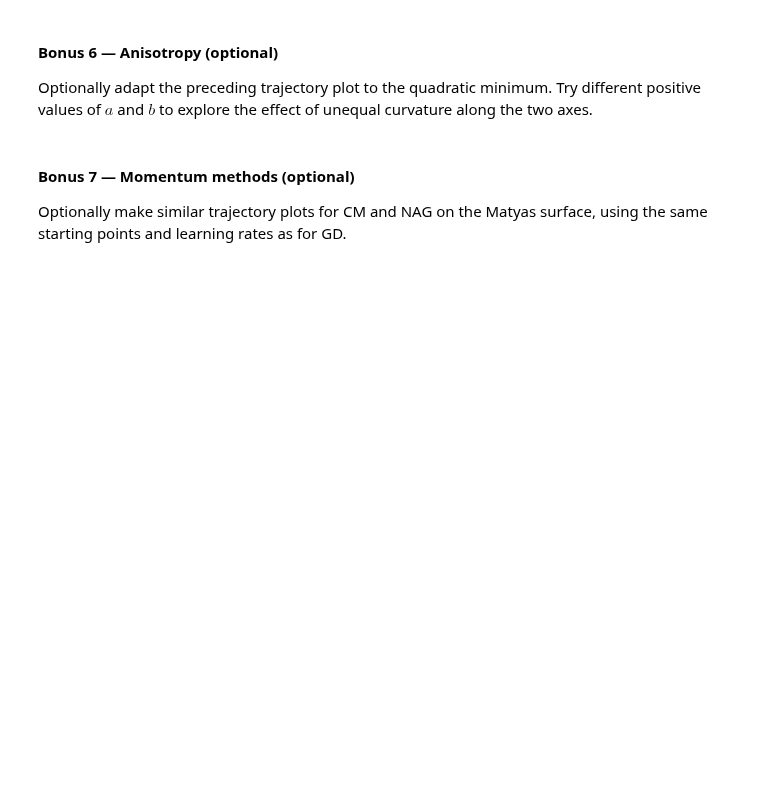
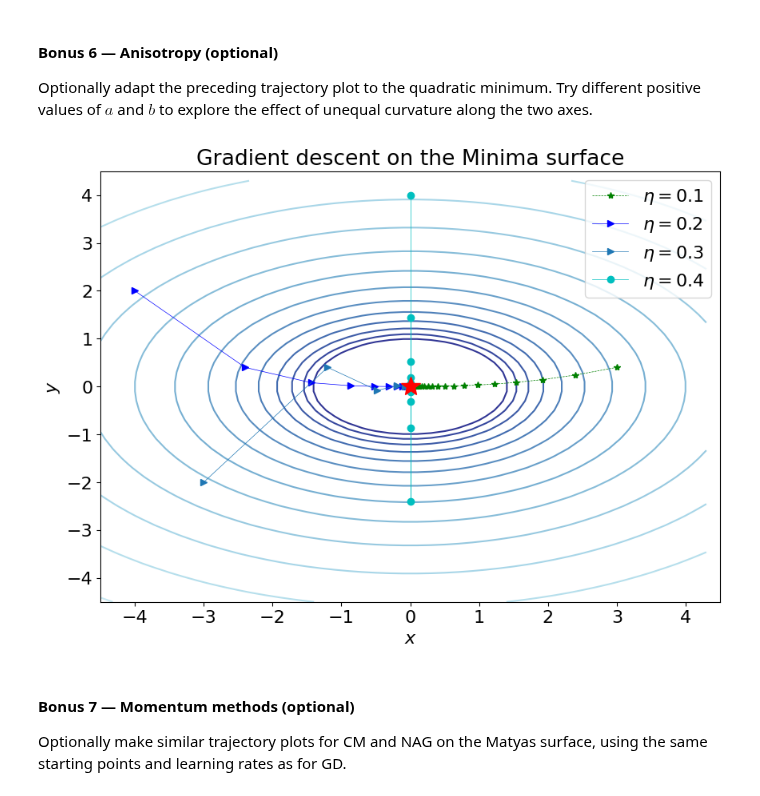
Before and after one commit to SchaferL/FundamentalLearningEPFL, a Jupyter notebook: TP5/optimization.ipynb, the cells around one changed output. Cells and saved outputs as stored; diff of their text form; code cells hidden in the pictures; blank space fills up the shorter version.

```diff
--- a/TP5/optimization.ipynb
+++ b/TP5/optimization.ipynb
@@ -614,3 +658,47 @@ Optionally adapt the preceding trajectory plot to the quadratic minimum. Try dif
+# %%
+# Optional space for the quadratic-surface experiment.
+
+# Investigate effect of learning rate in GD
+plt.close()
+fig = plt.figure(figsize=(10,7))
+ax1 = fig.add_subplot(111)
+x, y = np.meshgrid(np.arange(-4.5, 4.5, 0.2), np.arange(-4.5, 4.5, 0.2))
+z=np.abs(minima_surface(x,y, 1, 2))
+
+#initial point
+init4=[0,4]
+init2=[-4,2]
+init3=[-3,-2]
+init1=[3,0.4]
+eta1=0.1
+eta2=0.2
+eta3=0.3
+eta4=0.4
+
+ax1.contour(x, y, z, levels=np.logspace(0.0, 5, 35), norm=LogNorm(), cmap="RdYlBu_r")
+ax1.set_title('Gradient descent on the Minima surface')
+ax1.set_xlabel('$x$')
+ax1.set_ylabel('$y$')
+
+ax1.set_xlim((-4.5, 4.5))
+ax1.set_ylim((-4.5, 4.5))
+
+gd_1=gd(lambda p: grad_minima_surface(p, 1, 2),init1, n_epochs=100, eta=eta1)
+gd_2=gd(lambda p: grad_minima_surface(p, 1, 2),init2, n_epochs=100, eta=eta2)
+gd_3=gd(lambda p: grad_minima_surface(p, 1, 2),init3, n_epochs=100, eta=eta3)
+gd_4=gd(lambda p: grad_minima_surface(p, 1, 2),init4, n_epochs=100, eta=eta4)
+
+overlay_trajectory_contour(ax1,gd_1,r'$\eta=$%s'% eta1,'g--*', lw=0.5)
+overlay_trajectory_contour(ax1,gd_2,r'$\eta=$%s'% eta2,'b->', lw=0.5)
+overlay_trajectory_contour(ax1,gd_3,r'$\eta=$%s'% eta3,'->', lw=0.5)
+overlay_trajectory_contour(ax1,gd_4,r'$\eta=$%s'% eta4,'c-o', lw=0.5)
+
+ax1.plot(0,0, 'r*', markersize=18)
+
+plt.legend()
+plt.show()
+# %% [output]
+[figure, added]
 # %% [markdown]
 #### Bonus 7 — Momentum methods (optional)
 
```
Also changed, not shown: parts of 19 cells of this notebook, 3 other files.
